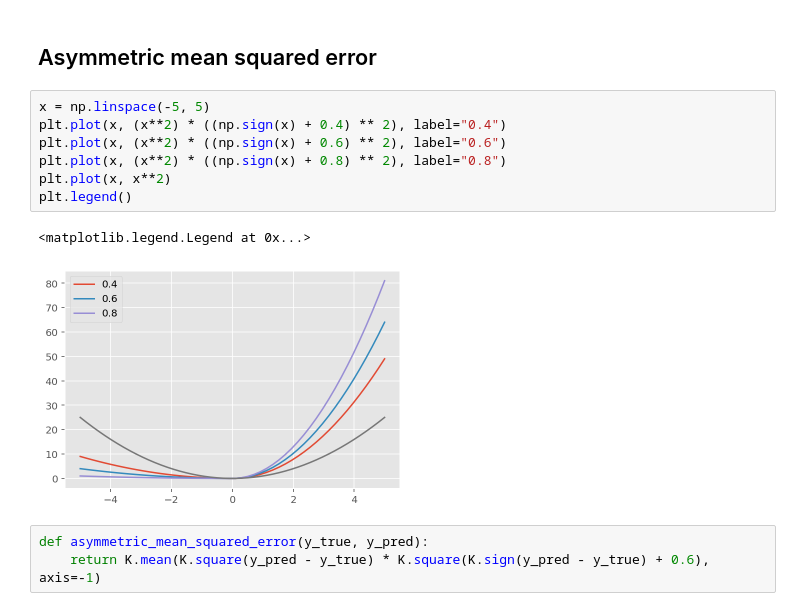
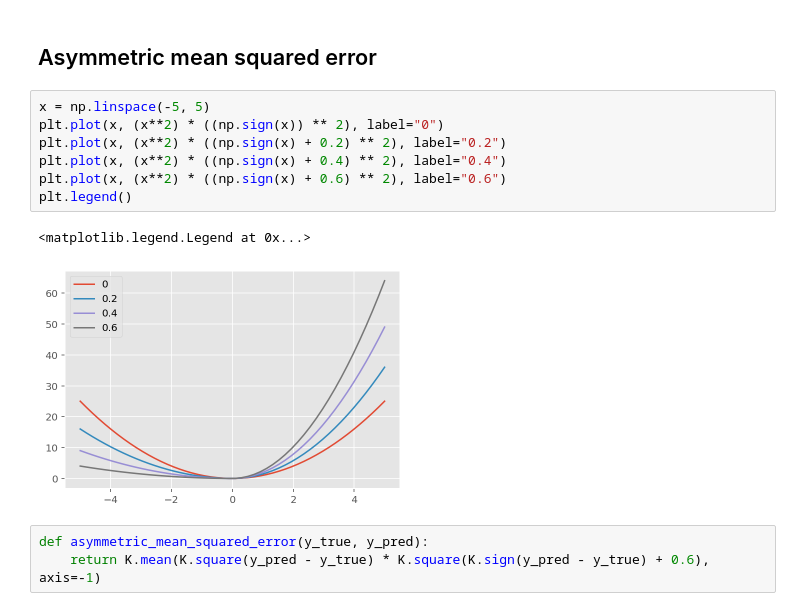
Before and after one commit to vcahlik/fifteen-puzzle, a Jupyter notebook: prototype/notebooks/Keras/3-KerasAsymmetricCost.ipynb, the cells around one changed output. Cells and saved outputs as stored; diff of their text form.

```diff
--- a/prototype/notebooks/Keras/3-KerasAsymmetricCost.ipynb
+++ b/prototype/notebooks/Keras/3-KerasAsymmetricCost.ipynb
@@ -33,14 +33,14 @@ plt.plot(x, x**2)
 ## Asymmetric mean squared error
 # %%
 x = np.linspace(-5, 5)
+plt.plot(x, (x**2) * ((np.sign(x)) ** 2), label="0")
+plt.plot(x, (x**2) * ((np.sign(x) + 0.2) ** 2), label="0.2")
 plt.plot(x, (x**2) * ((np.sign(x) + 0.4) ** 2), label="0.4")
 plt.plot(x, (x**2) * ((np.sign(x) + 0.6) ** 2), label="0.6")
-plt.plot(x, (x**2) * ((np.sign(x) + 0.8) ** 2), label="0.8")
-plt.plot(x, x**2)
 plt.legend()
 # %% [output]
 <matplotlib.legend.Legend at 0x...>
-[figure, old version]
+[figure, new version]
 # %%
 def asymmetric_mean_squared_error(y_true, y_pred):
     return K.mean(K.square(y_pred - y_true) * K.square(K.sign(y_pred - y_true) + 0.6), axis=-1)
```
Also changed, not shown: parts of 1 cell of this notebook, 2 other files.
